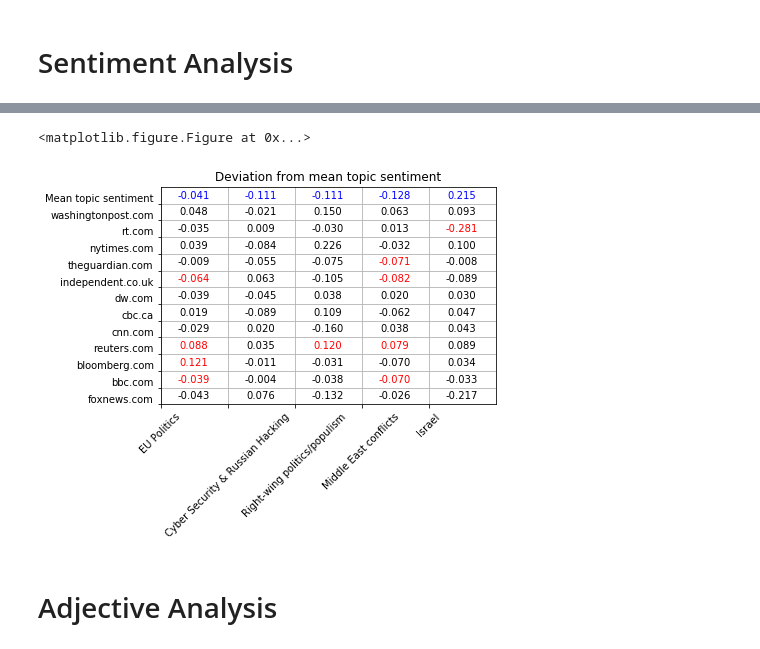
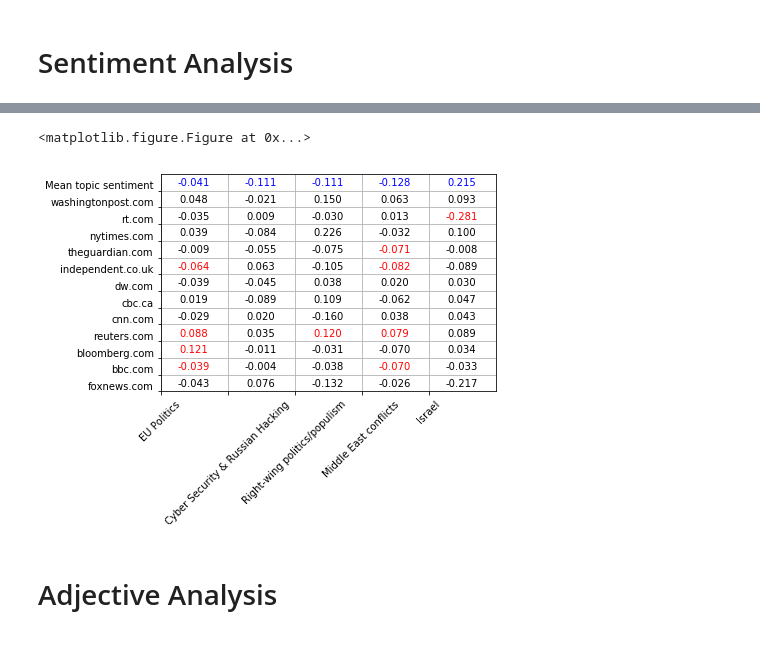
Before and after one commit to Constantin1225561/CCMLWI-NewspaperBias, a Jupyter notebook: Topic Detection.ipynb, the cells around one changed output, grey strips where cells are left out. Saved outputs shown, nothing was run; the diff lists cells and outputs as text; code cells hidden in the pictures.

```diff
--- a/Topic Detection.ipynb
+++ b/Topic Detection.ipynb
@@ -326,13 +326,14 @@ def show_value_matrix(matrix,significance, x_labels, y_labels, title):
     ax.set_yticks(np.arange(shape_y))
     ax.set_yticklabels(y_labels,fontsize=10,va='bottom')
     ax.grid()
-    plt.title(title)
+    if title != None:
+        plt.title(title)
     plt.show()
 # %%
-show_value_matrix(mean_differences,p_values,selected_topic_names,selected_domains+['Mean topic sentiment'],"Deviation from mean topic sentiment")
+show_value_matrix(mean_differences,p_values,selected_topic_names,selected_domains+['Mean topic sentiment'],None)
 # %% [output]
 <matplotlib.figure.Figure at 0x...>
-[figure, old version]
+[figure, new version]
 # %% [markdown]
 # Adjective Analysis
 # %%
```
Also changed, not shown: parts of 1 cell of this notebook, 9 other files.
